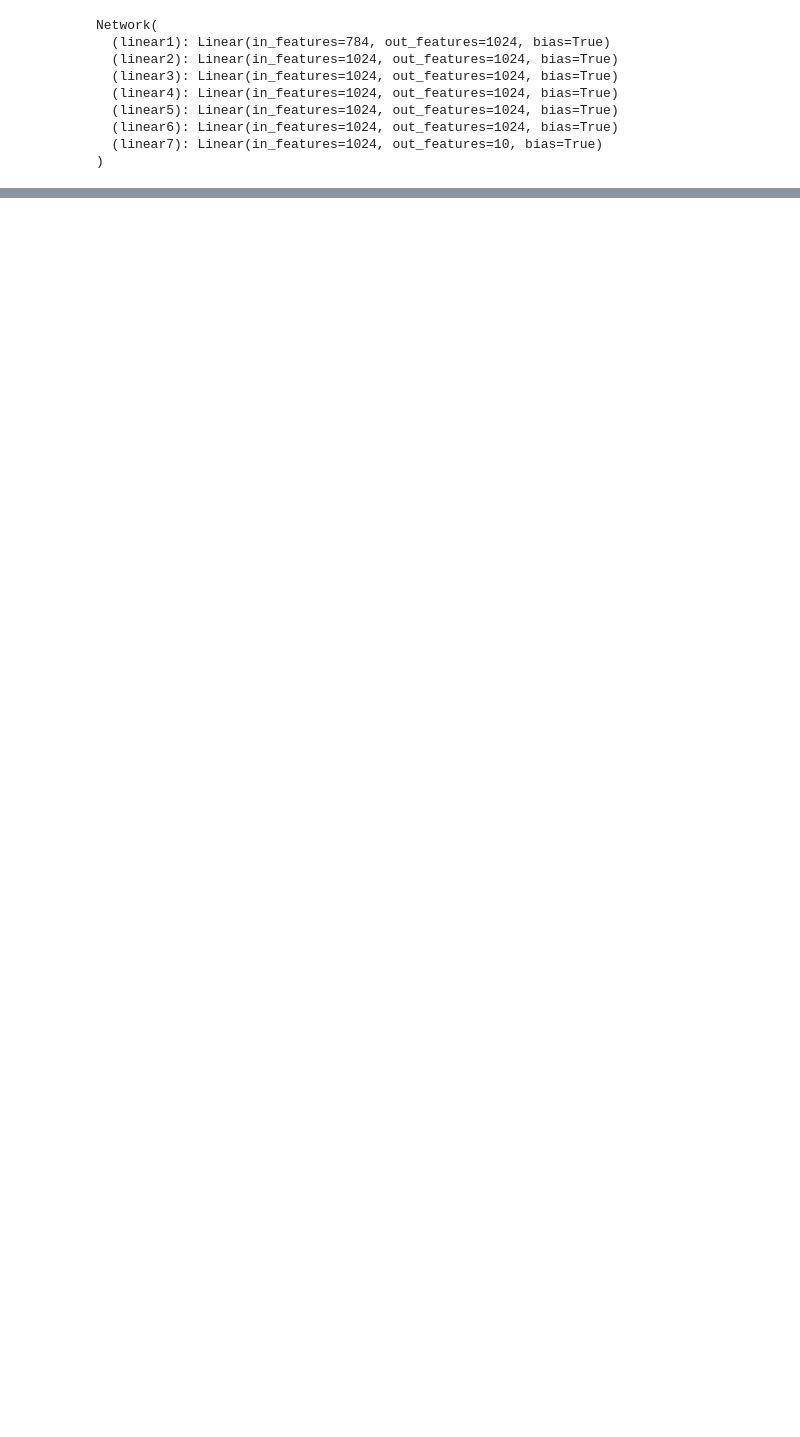
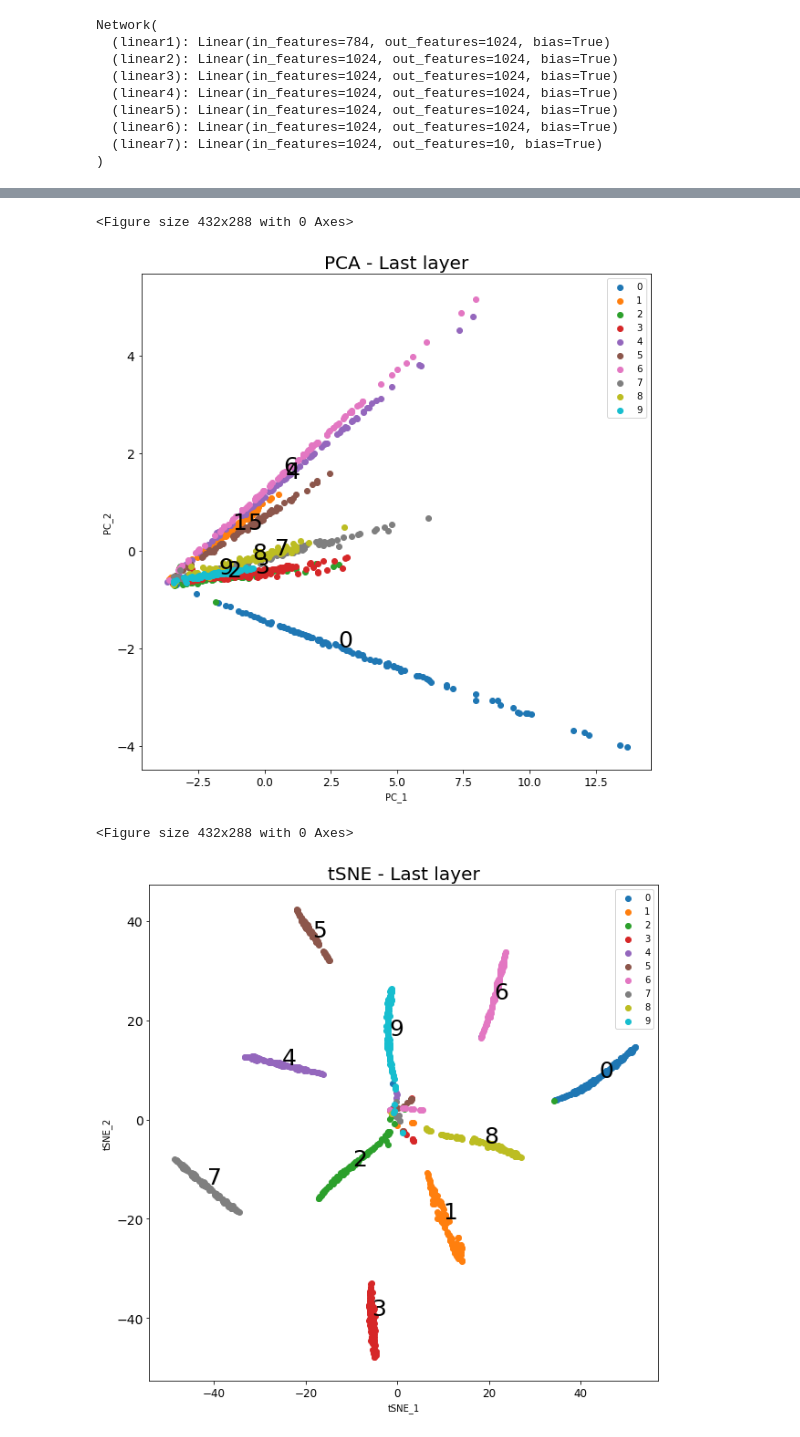
Before and after one commit to baneabhishek/MNIST-Classification-Pytorch, a Jupyter notebook: MNIST_Classification_HW1.ipynb, the cells around one changed output, grey strips where cells are left out. Cells and saved outputs as stored; diff of their text form; code cells hidden in the pictures; blank space fills up the shorter version.

```diff
--- a/MNIST_Classification_HW1.ipynb
+++ b/MNIST_Classification_HW1.ipynb
@@ -347,0 +411,8 @@ for layer in layers:
+# %%
+plot_pca_hidden(outputs,'last')
+plot_tsne_hidden(outputs,'last')
+# %% [output]
+<Figure size 432x288 with 0 Axes>
+[figure, added]
+<Figure size 432x288 with 0 Axes>
+[figure, added]
```
Also changed, not shown: parts of 48 cells of this notebook.
